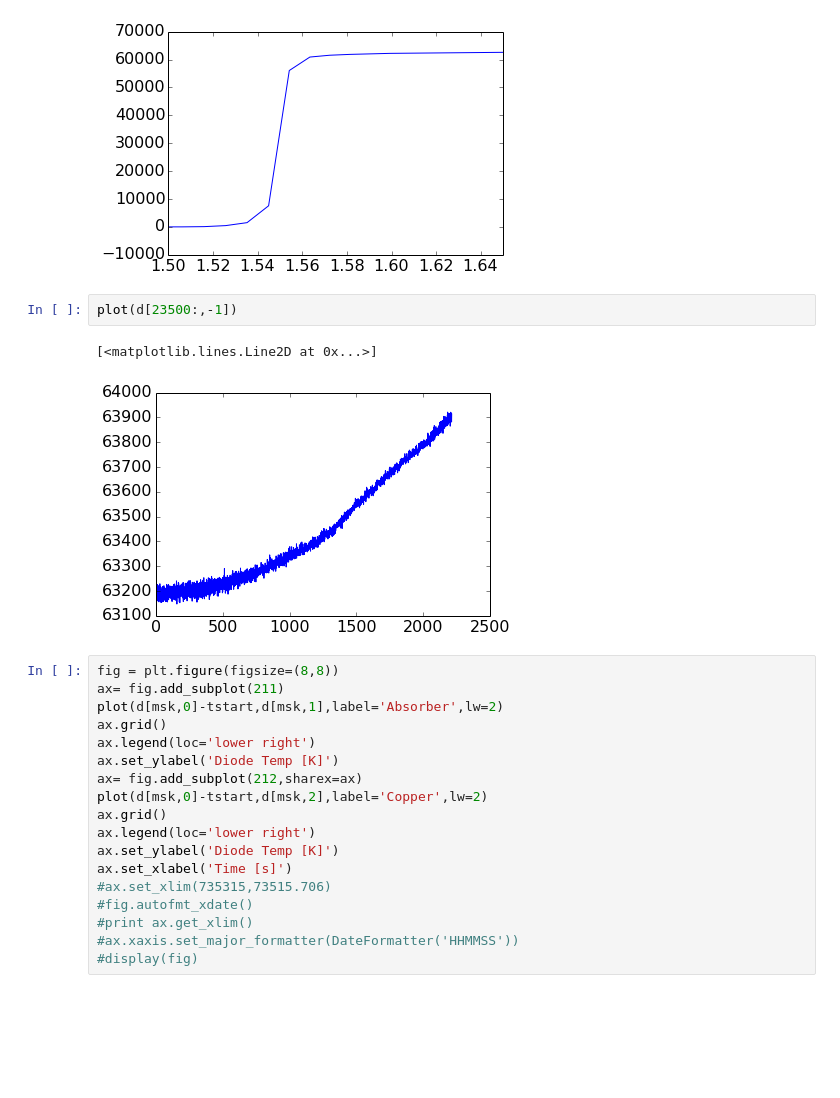
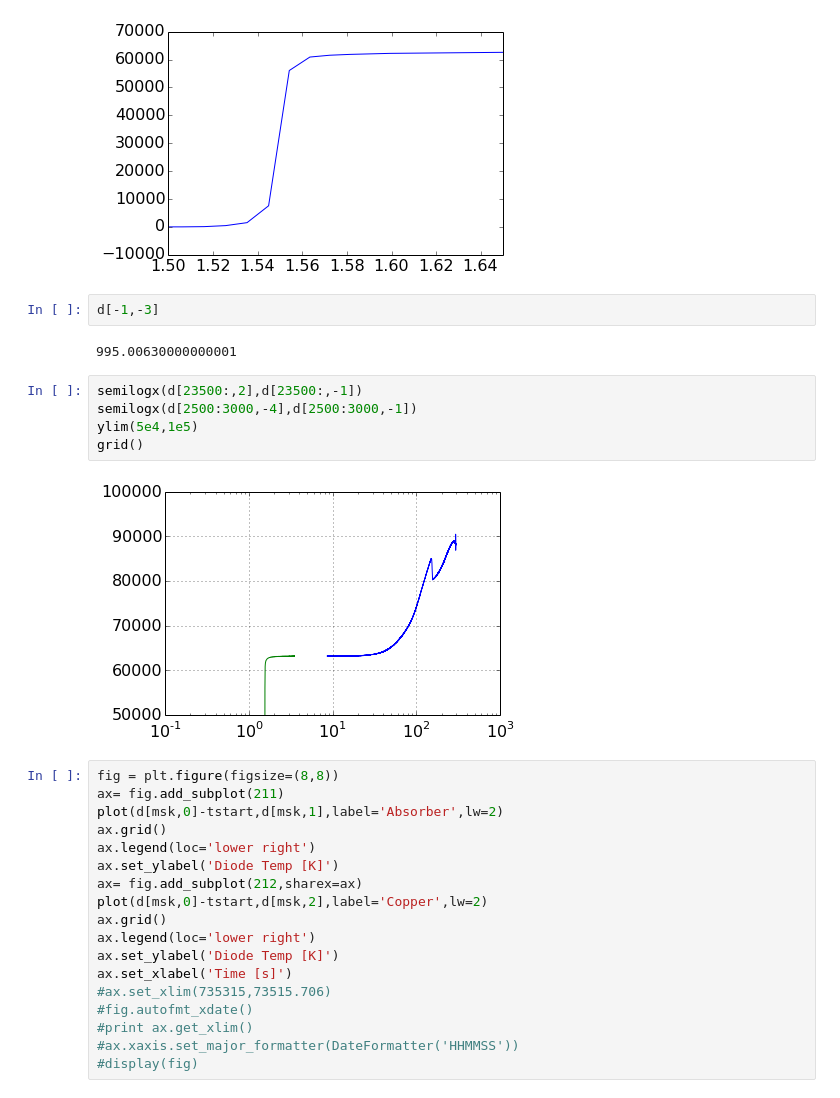
Before and after one commit to gitj/notebooks, a Jupyter notebook: 2014-03-24-load-response.ipynb, the cells around one changed output. Cells and saved outputs as stored; diff of their text form; blank space fills up the shorter version.

```diff
--- a/2014-03-24-load-response.ipynb
+++ b/2014-03-24-load-response.ipynb
@@ -33,11 +33,17 @@ xlim(1.5,1.65)
 # %% [output]
 (1.5, 1.65)
 [figure]
-# %%
-plot(d[23500:,-1])
-# %% [output]
-[<matplotlib.lines.Line2D at 0x...>]
-[figure, removed]
+# %%
+d[-1,-3]
+# %% [output]
+995.00630000000001
+# %%
+semilogx(d[23500:,2],d[23500:,-1])
+semilogx(d[2500:3000,-4],d[2500:3000,-1])
+ylim(5e4,1e5)
+grid()
+# %% [output]
+[figure, added]
 # %%
 fig = plt.figure(figsize=(8,8))
 ax= fig.add_subplot(211)
```
Also changed, not shown: parts of 7 cells of this notebook, 10 other files.
